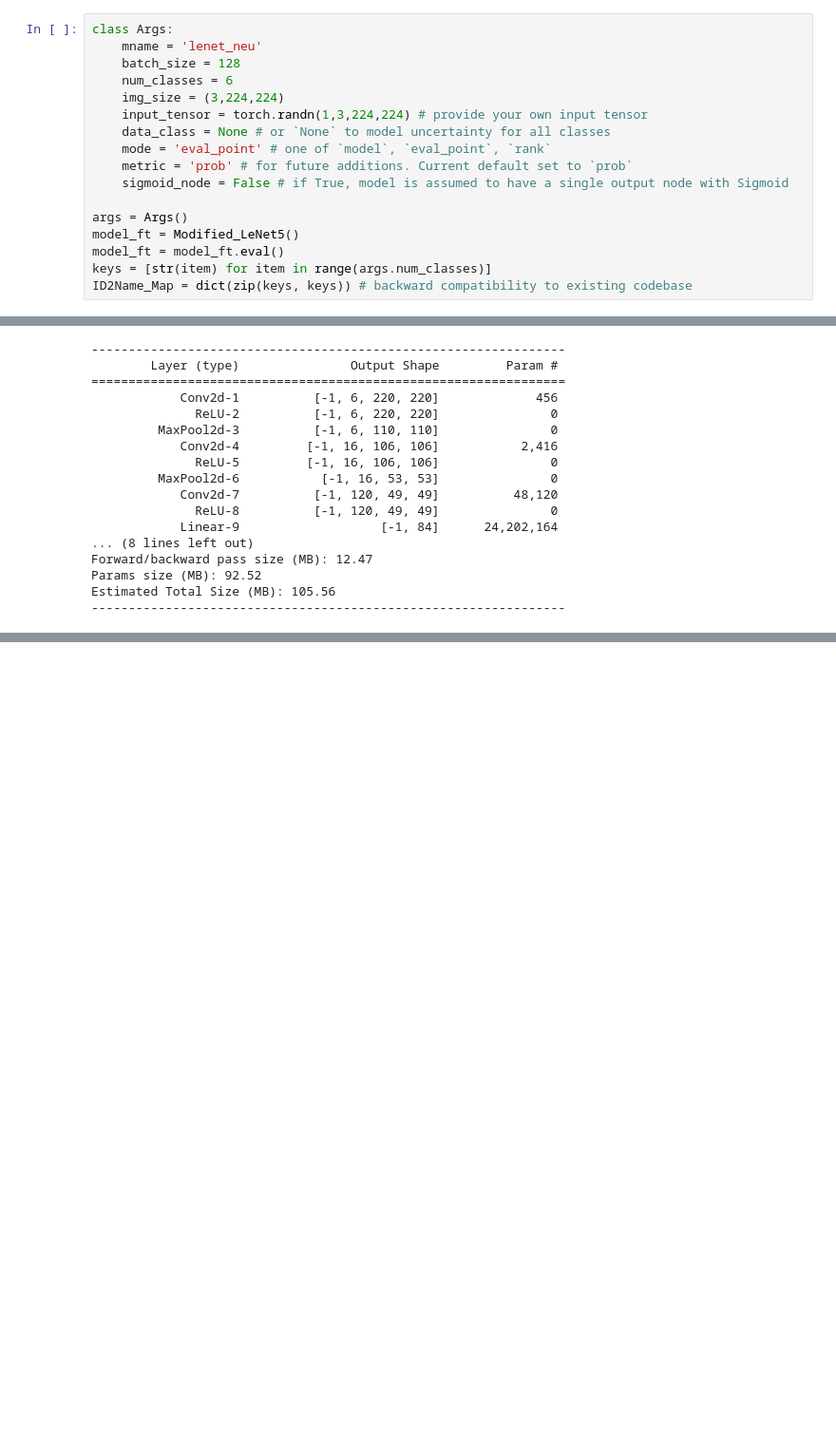
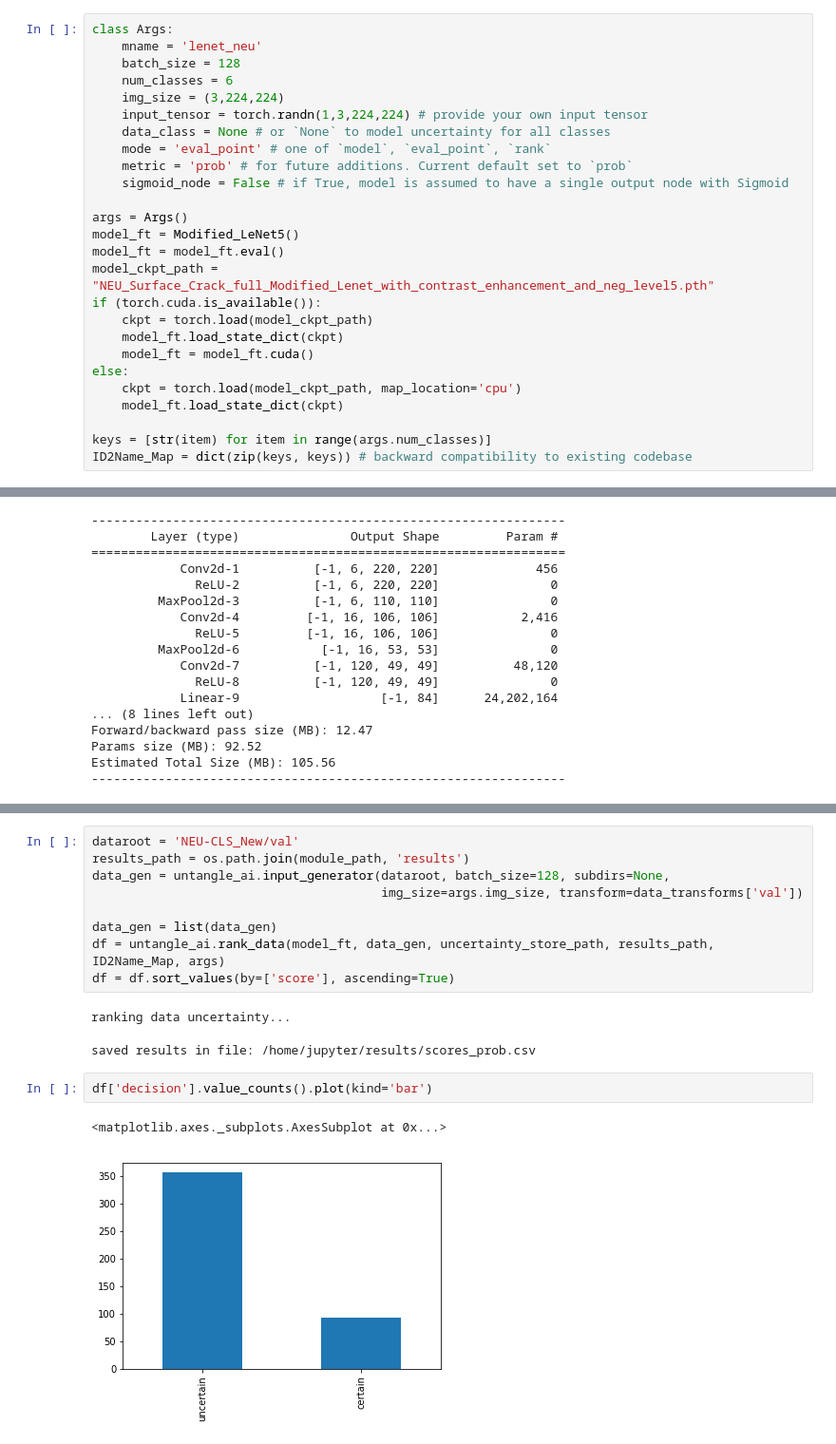
Before and after one commit to UntangleAI/example, a Jupyter notebook: neu_uncertainty_profile.ipynb, the cells around one changed output, grey strips where cells are left out. Shown at 95% size. Cells and saved outputs as stored; diff of their text form; blank space fills up the shorter version.

Commit message:
refactor uncertainty profile

```diff
--- a/neu_uncertainty_profile.ipynb
+++ b/neu_uncertainty_profile.ipynb
@@ -130,5 +135,14 @@ class Args:
 args = Args()
 model_ft = Modified_LeNet5()
 model_ft = model_ft.eval()
+model_ckpt_path = "NEU_Surface_Crack_full_Modified_Lenet_with_contrast_enhancement_and_neg_level5.pth"
+if (torch.cuda.is_available()):
+    ckpt = torch.load(model_ckpt_path)
+    model_ft.load_state_dict(ckpt)
+    model_ft = model_ft.cuda()
+else:
+    ckpt = torch.load(model_ckpt_path, map_location='cpu')
+    model_ft.load_state_dict(ckpt)
+
 keys = [str(item) for item in range(args.num_classes)]
 ID2Name_Map = dict(zip(keys, keys)) # backward compatibility to existing codebase
@@ -272,0 +272,17 @@ Estimated Total Size (MB): 105.56
+# %%
+dataroot = 'NEU-CLS_New/val'
+results_path = os.path.join(module_path, 'results')
+data_gen = untangle_ai.input_generator(dataroot, batch_size=128, subdirs=None,
+                                       img_size=args.img_size, transform=data_transforms['val'])
+
+data_gen = list(data_gen)
+df = untangle_ai.rank_data(model_ft, data_gen, uncertainty_store_path, results_path, ID2Name_Map, args)
+df = df.sort_values(by=['score'], ascending=True)
+# %% [output]
+ranking data uncertainty...
+saved results in file: /home/jupyter/results/scores_prob.csv
+# %%
+df['decision'].value_counts().plot(kind='bar')
+# %% [output]
+<matplotlib.axes._subplots.AxesSubplot at 0x...>
+[figure, added]
```
Also changed, not shown: parts of 15 cells of this notebook.
